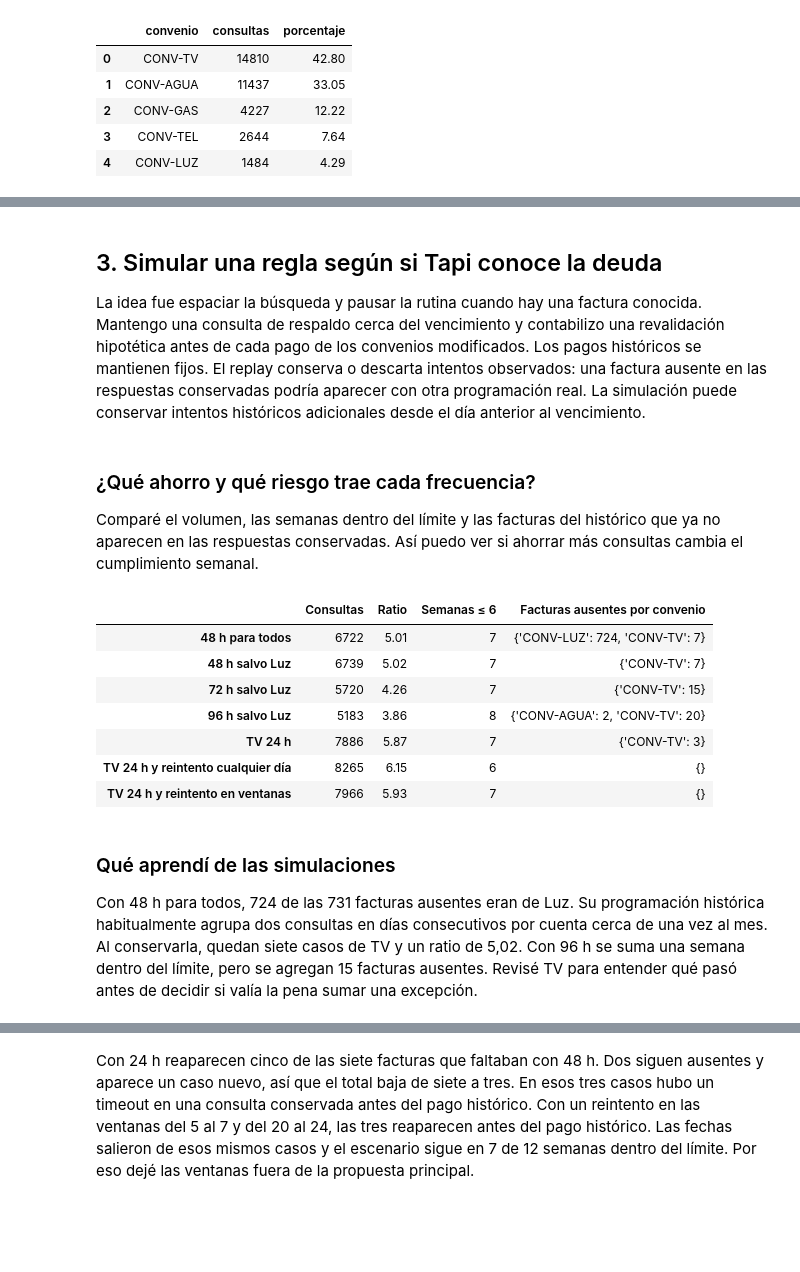
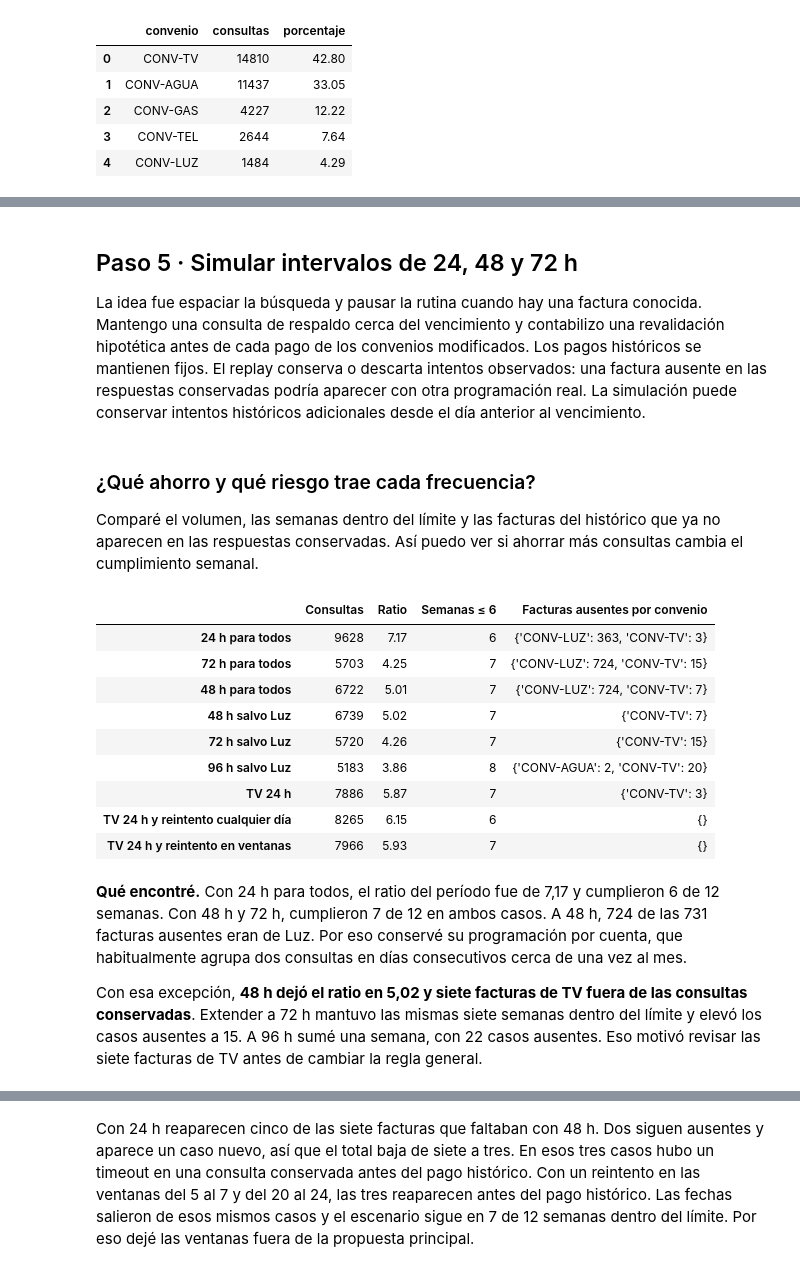
Before and after one commit to DaianaSep/tapi_Challenge, a Jupyter notebook: 01_exploracion_datos.ipynb, the cells around one changed output, grey strips where cells are left out. Drawn from its saved outputs; the diff is of its cells as text; code cells hidden in the pictures; blank space fills up the shorter version.

Commit message:
Simplificar la secuencia de análisis y mostrar los hallazgos de cada consulta

```diff
--- a/01_exploracion_datos.ipynb
+++ b/01_exploracion_datos.ipynb
@@ -620,42 +216,0 @@ La brecha semanal muestra cuántas consultas adicionales habría que evitar para
-# %%
-auditoria_combinada = {
-    "cambios_omitidos": [], "detecciones_ejecutadas": [],
-    "primera_observada": {}, "primera_con_regla": {},
-}
-semanas_combinadas = simular_cache(
-    eventos, pagos_observados, 12, auditoria=auditoria_combinada,
-    intervalo_programado={'CONV-TV': timedelta(hours=12), 'CONV-AGUA': timedelta(hours=18)},
-)
-filas_combinadas = []
-for semana, datos in sorted(semanas_combinadas.items()):
-    if not date(2026, 8, 3) <= semana <= date(2026, 10, 19):
-        continue
-    consultas_restantes = datos["consultas"] - datos["omitidas"]
-    pagos = datos["pagos"]
-    filas_combinadas.append({
-        "semana": semana, "consultas": datos["consultas"], "pagos": pagos,
-        "omitidas": datos["omitidas"],
-        "consultas_a_reducir": max(consultas_restantes - 6 * pagos, 0),
-        "ratio_observado": datos["consultas"] / pagos if pagos else None,
-        "ratio_combinado": consultas_restantes / pagos if pagos else None,
-    })
-
-riesgo_combinado = Counter()
-for factura, original in auditoria_combinada["primera_observada"].items():
-    vencimiento = factura[-1]
-    if vencimiento is None or not date(2026, 8, 3) <= original.date() <= date(2026, 10, 25):
-        continue
-    deteccion = auditoria_combinada["primera_con_regla"].get(factura)
-    if deteccion is None:
-        riesgo_combinado["sin_deteccion_posterior"] += 1
-    elif deteccion > original:
-        riesgo_combinado["primeras_detecciones_demoradas"] += 1
-        if original.date() < vencimiento <= deteccion.date():
-            riesgo_combinado["pasan_al_vencimiento_o_despues"] += 1
-
-detalle_combinado = pd.DataFrame(filas_combinadas)
-display(detalle_combinado.round(2))
-print("Consultas omitidas:", detalle_combinado["omitidas"].sum())
-print("Semanas dentro del límite:", detalle_combinado["ratio_combinado"].le(6).sum())
-for indicador in ("primeras_detecciones_demoradas", "sin_deteccion_posterior", "pasan_al_vencimiento_o_despues"):
-    print(indicador, riesgo_combinado[indicador])
@@ -899,5 +316,5 @@ FROM por_pago GROUP BY exigir_monto_pago ORDER BY exigir_monto_pago
 # %% [markdown]
-## 3. Simular una regla según si Tapi conoce la deuda
+## Paso 5 · Simular intervalos de 24, 48 y 72 h
 
 La idea fue espaciar la búsqueda y pausar la rutina cuando hay una factura conocida. Mantengo una consulta de respaldo cerca del vencimiento y contabilizo una revalidación hipotética antes de cada pago de los convenios modificados. Los pagos históricos se mantienen fijos. El replay conserva o descarta intentos observados: una factura ausente en las respuestas conservadas podría aparecer con otra programación real. La simulación puede conservar intentos históricos adicionales desde el día anterior al vencimiento.
 # %%
@@ -976,33 +393,37 @@ def evaluar(intervalo, luz_historica=True, tv=None, ventanas=None, reintento_dia
         detecciones.update(original if sin_cambios else retenida)
         for semana, datos in semanas.items():
             consultas_semana[semana] += datos["observadas"] if sin_cambios else datos["ejecutadas"] + datos["revalidaciones"]
             pagos_semana[semana] += datos["pagos"]
     return consultas_semana, pagos_semana, primeras, detecciones
 
 def resumir(resultado, desde, hasta, desde_facturas, hasta_facturas):
     consultas, pagos, primeras, detecciones = resultado
     semanas = [s for s in sorted(pagos) if desde <= s <= hasta]
     q, p = sum(consultas[s] for s in semanas), sum(pagos[s] for s in semanas)
     ausentes = Counter(k[1] for k,t in primeras.items()
                        if desde_facturas <= t.date() <= hasta_facturas and k not in detecciones)
     return q, round(q/p, 2), sum(0 < pagos[s] and consultas[s] <= 6*pagos[s] for s in semanas), dict(ausentes)
 
 base = evaluar(48)
 periodo = (date(2026,8,3), date(2026,10,19), date(2026,8,3), date(2026,10,25))
 escenarios = {
+    "24 h para todos": evaluar(24, luz_historica=False),
+    "72 h para todos": evaluar(72, luz_historica=False),
     "48 h para todos": evaluar(48, luz_historica=False),
     "48 h salvo Luz": base,
     "72 h salvo Luz": evaluar(72),
     "96 h salvo Luz": evaluar(96),
     "TV 24 h": evaluar(48, tv=24),
     "TV 24 h y reintento cualquier día": evaluar(48, tv=24, reintento_dias=range(1,32)),
     "TV 24 h y reintento en ventanas": evaluar(48, tv=24, reintento_dias={5,6,7,20,21,22,23,24}),
 }
 import pandas as pd
 pd.DataFrame({nombre: resumir(r, *periodo) for nombre,r in escenarios.items()},
              index=["Consultas", "Ratio", "Semanas ≤ 6", "Facturas ausentes por convenio"]).T
 # %% [output]
 |  | Consultas | Ratio | Semanas ≤ 6 | Facturas ausentes por convenio |
+| 24 h para todos | 9628 | 7.17 | 6 | {'CONV-LUZ': 363, 'CONV-TV': 3} |
+| 72 h para todos | 5703 | 4.25 | 7 | {'CONV-LUZ': 724, 'CONV-TV': 15} |
 | 48 h para todos | 6722 | 5.01 | 7 | {'CONV-LUZ': 724, 'CONV-TV': 7} |
 | 48 h salvo Luz | 6739 | 5.02 | 7 | {'CONV-TV': 7} |
 | 72 h salvo Luz | 5720 | 4.26 | 7 | {'CONV-TV': 15} |
@@ -1011,7 +432,7 @@ pd.DataFrame({nombre: resumir(r, *periodo) for nombre,r in escenarios.items()},
 | TV 24 h y reintento cualquier día | 8265 | 6.15 | 6 | {} |
 | TV 24 h y reintento en ventanas | 7966 | 5.93 | 7 | {} |
 # %% [markdown]
-### Qué aprendí de las simulaciones
+**Qué encontré.** Con 24 h para todos, el ratio del período fue de 7,17 y cumplieron 6 de 12 semanas. Con 48 h y 72 h, cumplieron 7 de 12 en ambos casos. A 48 h, 724 de las 731 facturas ausentes eran de Luz. Por eso conservé su programación por cuenta, que habitualmente agrupa dos consultas en días consecutivos cerca de una vez al mes.
 
-Con 48 h para todos, 724 de las 731 facturas ausentes eran de Luz. Su programación histórica habitualmente agrupa dos consultas en días consecutivos por cuenta cerca de una vez al mes. Al conservarla, quedan siete casos de TV y un ratio de 5,02. Con 96 h se suma una semana dentro del límite, pero se agregan 15 facturas ausentes. Revisé TV para entender qué pasó antes de decidir si valía la pena sumar una excepción.
+Con esa excepción, **48 h dejó el ratio en 5,02 y siete facturas de TV fuera de las consultas conservadas**. Extender a 72 h mantuvo las mismas siete semanas dentro del límite y elevó los casos ausentes a 15. A 96 h sumé una semana, con 22 casos ausentes. Eso motivó revisar las siete facturas de TV antes de cambiar la regla general.
 # %% [markdown]
```
Also changed, not shown: parts of 57 cells of this notebook.
